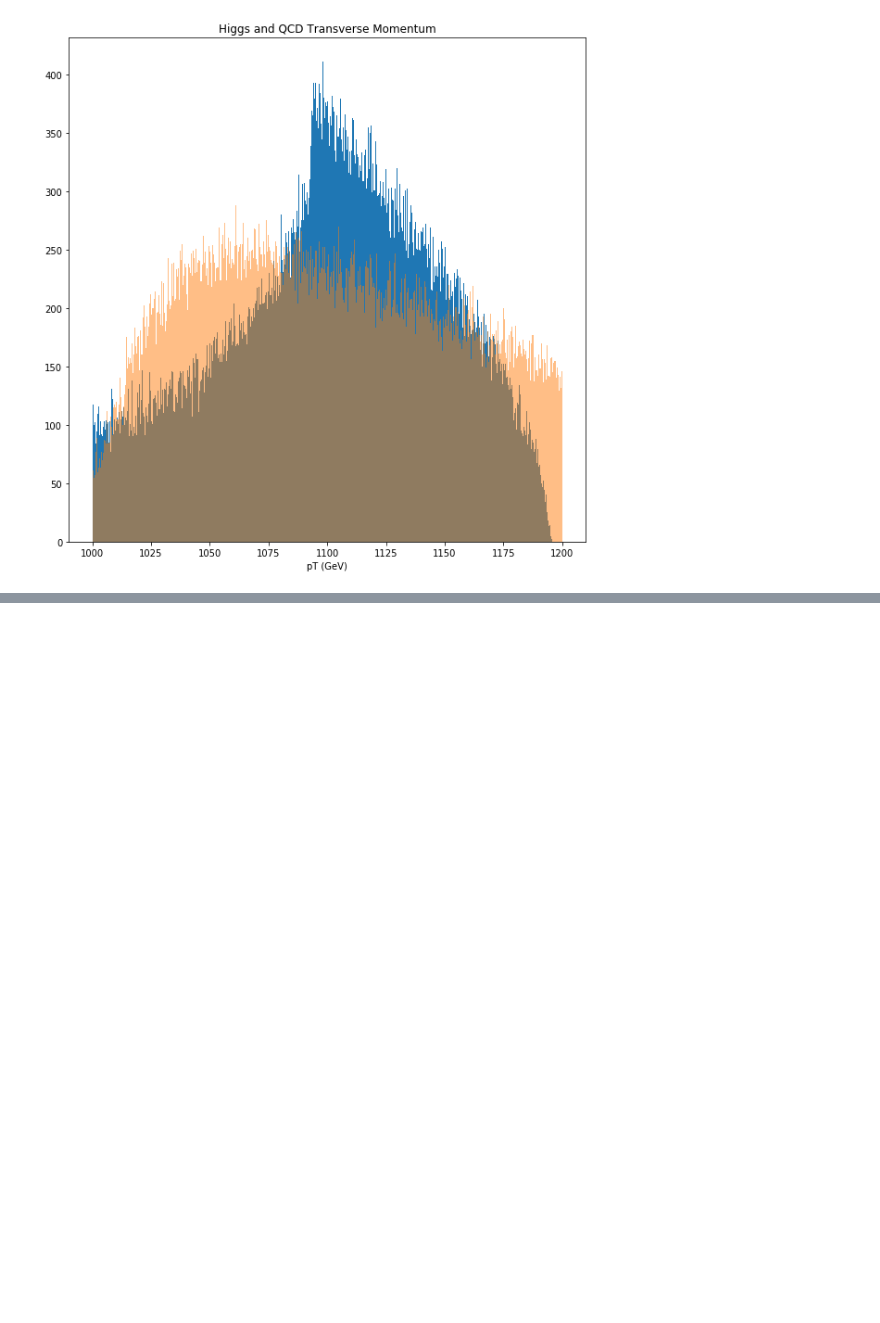
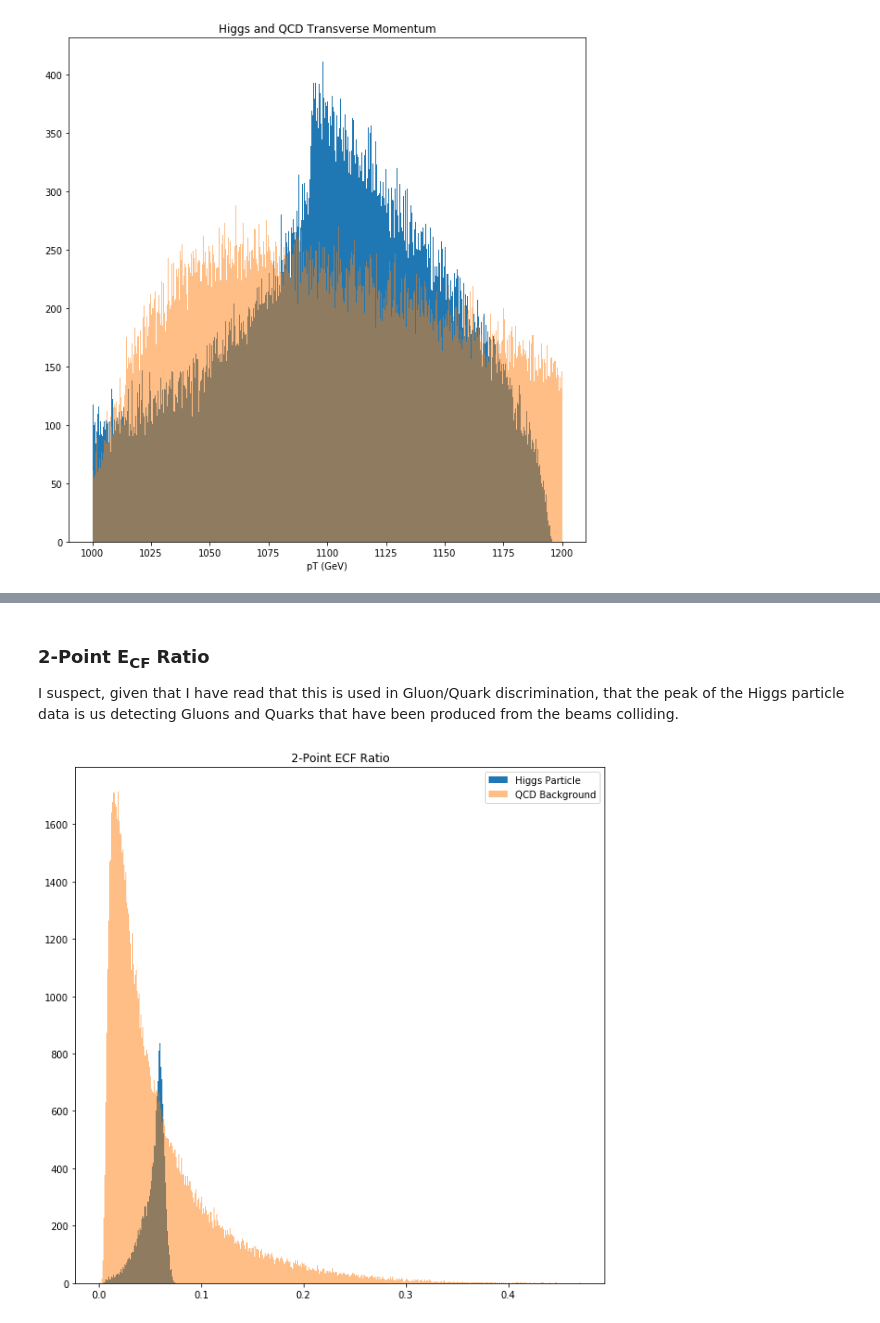
Before and after one commit to cseydlitz/phys434, a Jupyter notebook: LAB5.ipynb, the cells around one changed output, grey strips where cells are left out. Cells and saved outputs as stored; diff of their text form; code cells hidden in the pictures; blank space fills up the shorter version.

```diff
--- a/LAB5.ipynb
+++ b/LAB5.ipynb
@@ -365,0 +273,12 @@ plt.show()
+# %% [markdown]
+### 2-Point E<sub>CF</sub> Ratio
+I suspect, given that I have read that this is used in Gluon/Quark discrimination, that the peak of the Higgs particle data is us detecting Gluons and Quarks that have been produced from the beams colliding.
+# %%
+fig, ax = plt.subplots(1, 1, figsize=(10,10))
+ax.hist(higgsEe2,500,label='Higgs Particle')
+ax.hist(qcdEe2,500,alpha=.5,label='QCD Background')
+ax.set_title("2-Point ECF Ratio")
+ax.legend(loc='upper right')
+plt.show()
+# %% [output]
+[figure, added]
```
Also changed, not shown: parts of 57 cells of this notebook, 2 other files.
